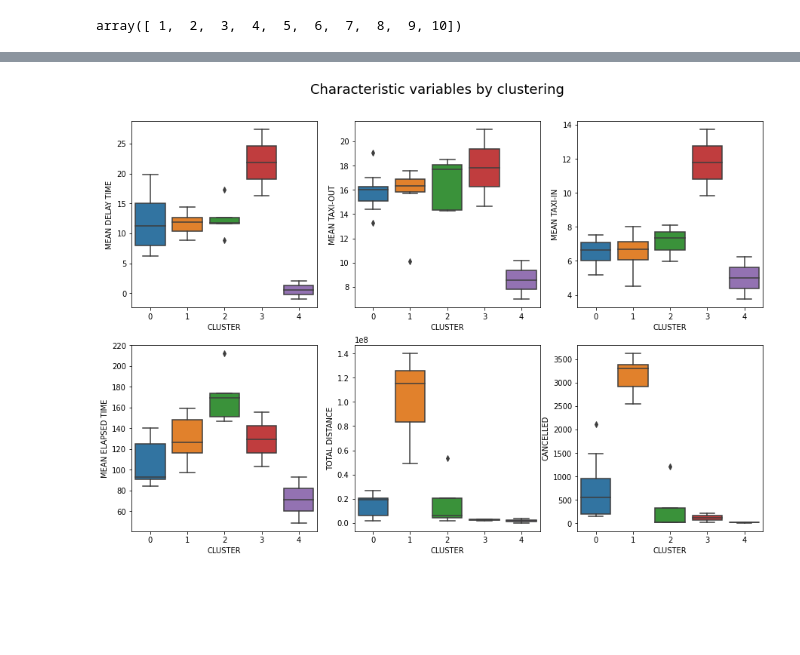
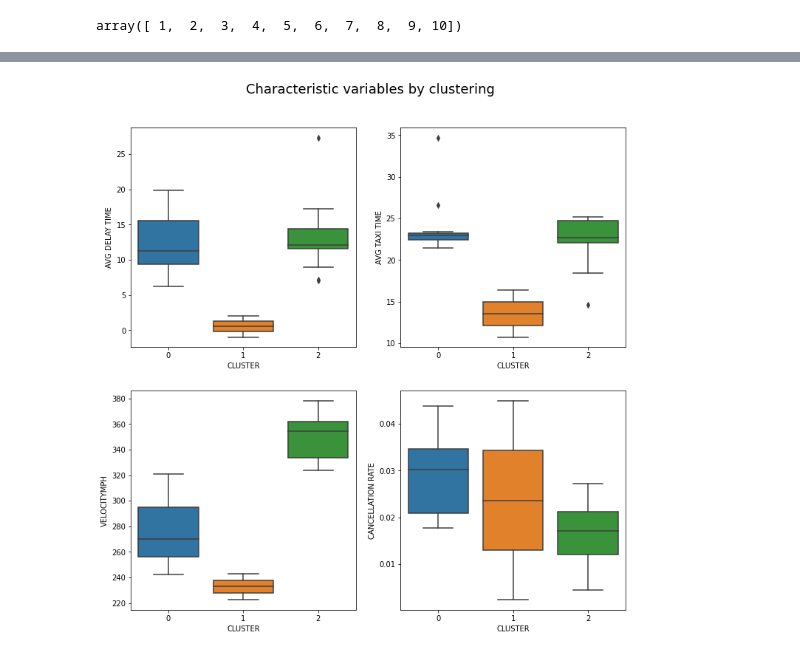
Before and after one commit to RonaldCedeno/Clustering-Flights, a Jupyter notebook: Flights K-Means.ipynb, the cells around one changed output, grey strips where cells are left out. Cells and saved outputs as stored; diff of their text form; code cells hidden in the pictures; blank space fills up the shorter version.

Commit message:
Adding new features and obtaining correlation of data

```diff
--- a/Flights K-Means.ipynb
+++ b/Flights K-Means.ipynb
@@ -107,4 +149,4 @@ flights_cancelled.head()
 # %%
-flights_airlines = flights_X.groupby('AIRLINENAME').agg({'TOTALDELAY':np.mean,'TAXIOUT':np.mean,'TAXIIN':np.mean,'ACTUALELAPSEDTIME':np.mean,'DISTANCEMILES':np.sum})
+flights_airlines = flights_airlines.groupby('AIRLINENAME').agg({'TOTALDELAY':np.mean,'TOTALTAXITIME':np.mean,'VELOCITYMPH':np.mean})
 # %%
 flights_airlines.reset_index(inplace=True)
@@ -111,2 +168,2 @@ flights_airlines.reset_index(inplace=True)
 # %%
-flights_airlines = flights_airlines.merge(flights_cancelled, on="AIRLINENAME", how="left")
+flights_airlines = flights_airlines.merge(c_rate[['AIRLINENAME','CANCELLATION RATE']], on="AIRLINENAME", how="left")
@@ -115,5 +170,5 @@ columns_names = ['AIRLINENAME','MEAN DELAY TIME','MEAN TAXI-OUT','MEAN TAXI-IN',
 # %%
-flights_airlines.columns = columns_names
+flights_airlines.rename(columns={'TOTALDELAY':'AVG DELAY TIME', 'TOTALTAXITIME':'AVG TAXI TIME'}, inplace=True)
 # %%
 flights_airlines.head()
 # %% [output]
@@ -190,5 +275,5 @@ _=ax.set_title("Evaluation of clustering")
 # %%
-kmeans = KMeans(n_clusters=5, random_state=0)
+kmeans = KMeans(n_clusters=3, random_state=0)
 # %%
 kmeans.fit(X_norm)
 # %% [output]
@@ -224,11 +307,9 @@ _=sns.pairplot(flights_airlines, hue='CLUSTER', palette="tab10")
 # %%
-fig,axs = plt.subplots(2,3,figsize=(15,10))
-_=sns.boxplot(data=flights_airlines, x="CLUSTER", y="MEAN DELAY TIME", ax=axs[0,0])
-_=sns.boxplot(data=flights_airlines, x="CLUSTER", y="MEAN TAXI-OUT", ax=axs[0,1])
-_=sns.boxplot(data=flights_airlines, x="CLUSTER", y="MEAN TAXI-IN", ax=axs[0,2])
-_=sns.boxplot(data=flights_airlines, x="CLUSTER", y="MEAN ELAPSED TIME", ax=axs[1,0])
-_=sns.boxplot(data=flights_airlines, x="CLUSTER", y="TOTAL DISTANCE", ax=axs[1,1])
-_=sns.boxplot(data=flights_airlines, x="CLUSTER", y="CANCELLED", ax=axs[1,2])
+fig,axs = plt.subplots(2,2,figsize=(12,12))
+_=sns.boxplot(data=flights_airlines, x="CLUSTER", y="AVG DELAY TIME", ax=axs[0,0])
+_=sns.boxplot(data=flights_airlines, x="CLUSTER", y="AVG TAXI TIME", ax=axs[0,1])
+_=sns.boxplot(data=flights_airlines, x="CLUSTER", y="VELOCITYMPH", ax=axs[1,0])
+_=sns.boxplot(data=flights_airlines, x="CLUSTER", y="CANCELLATION RATE", ax=axs[1,1])
 _=fig.suptitle("Characteristic variables by clustering", fontsize=18, y=0.95)
 # %% [output]
-[figure, old version]
+[figure, new version]
```
Also changed, not shown: parts of 38 cells of this notebook.
